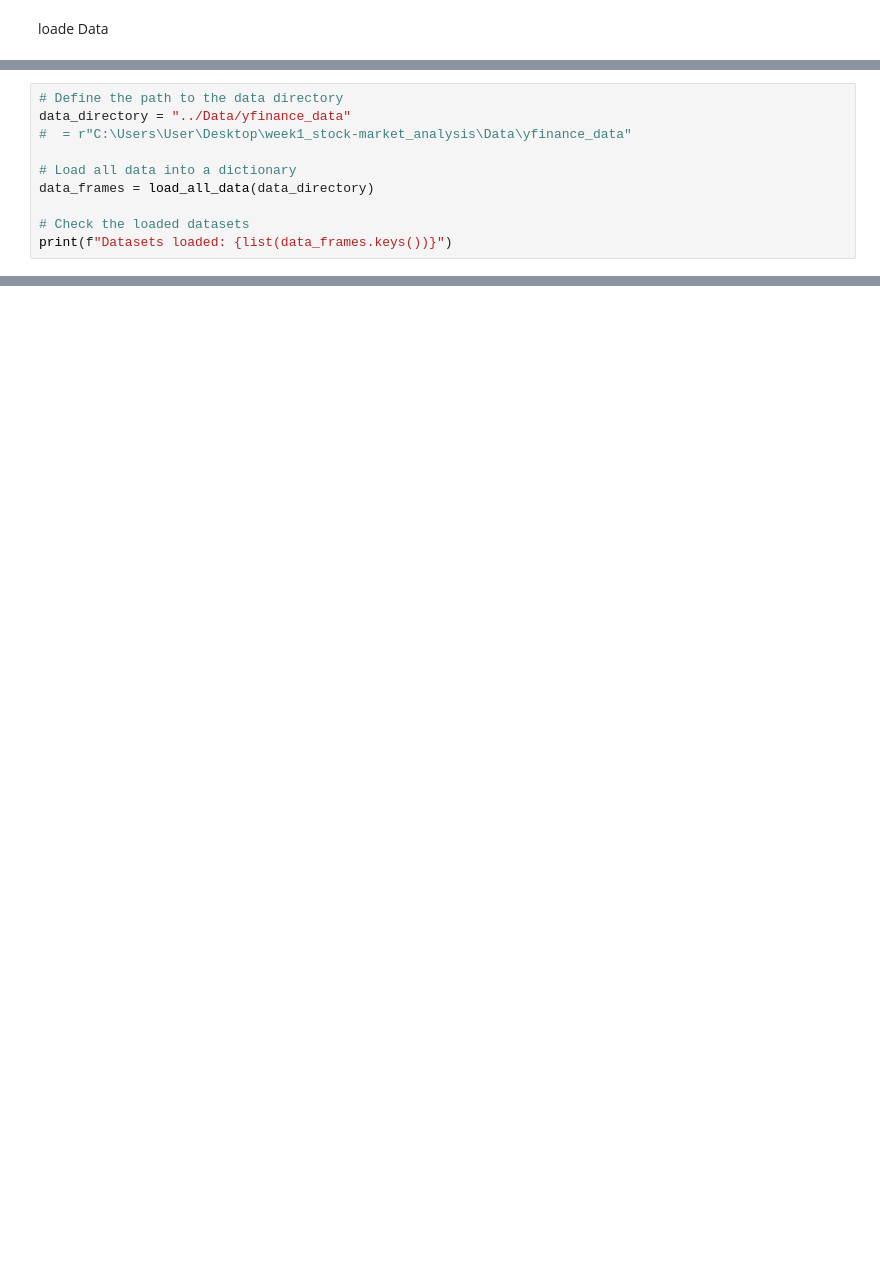
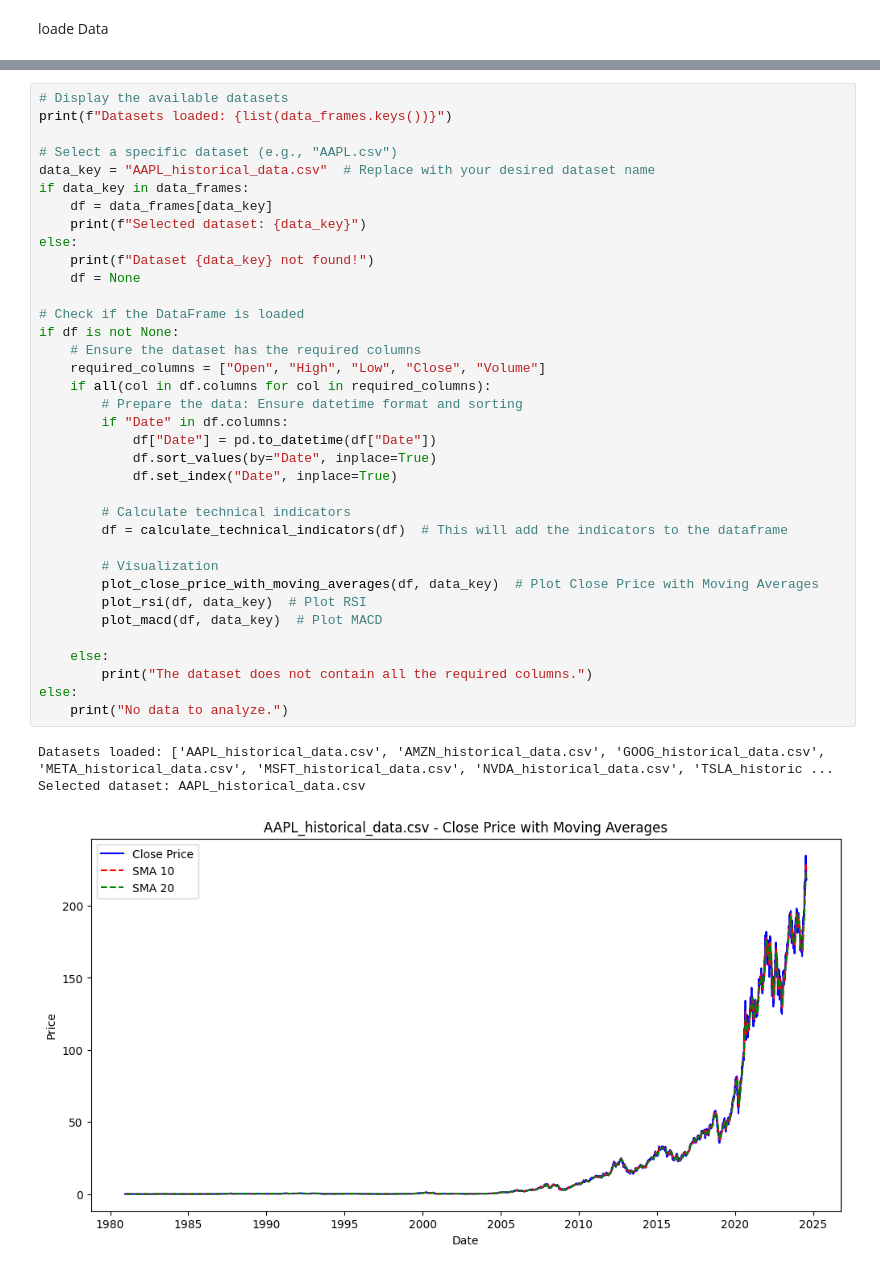
Before and after one commit to MesfinShimels/solar-farm-analysis-week1, a Jupyter notebook: notebooks/analysis.ipynb, the cells around one changed output, grey strips where cells are left out. Drawn from its saved outputs; the diff is of its cells as text; blank space fills up the shorter version.

```diff
--- a/notebooks/analysis.ipynb
+++ b/notebooks/analysis.ipynb
@@ -159,10 +99,0 @@ import talib
-# %%
-# Define the path to the data directory
-data_directory = "../Data/yfinance_data"
-#  = r"C:\Users\User\Desktop\week1_stock-market_analysis\Data\yfinance_data"
-
-# Load all data into a dictionary
-data_frames = load_all_data(data_directory)
-
-# Check the loaded datasets
-print(f"Datasets loaded: {list(data_frames.keys())}")
@@ -194,0 +186,40 @@ ModuleNotFoundError: No module named 'scripts.data_visualization'
+# %%
+# Display the available datasets
+print(f"Datasets loaded: {list(data_frames.keys())}")
+
+# Select a specific dataset (e.g., "AAPL.csv")
+data_key = "AAPL_historical_data.csv"  # Replace with your desired dataset name
+if data_key in data_frames:
+    df = data_frames[data_key]
+    print(f"Selected dataset: {data_key}")
+else:
+    print(f"Dataset {data_key} not found!")
+    df = None
+
+# Check if the DataFrame is loaded
+if df is not None:
+    # Ensure the dataset has the required columns
+    required_columns = ["Open", "High", "Low", "Close", "Volume"]
+    if all(col in df.columns for col in required_columns):
+        # Prepare the data: Ensure datetime format and sorting
+        if "Date" in df.columns:
+            df["Date"] = pd.to_datetime(df["Date"])
+            df.sort_values(by="Date", inplace=True)
+            df.set_index("Date", inplace=True)
+
+        # Calculate technical indicators
+        df = calculate_technical_indicators(df)  # This will add the indicators to the dataframe
+
+        # Visualization
+        plot_close_price_with_moving_averages(df, data_key)  # Plot Close Price with Moving Averages
+        plot_rsi(df, data_key)  # Plot RSI
+        plot_macd(df, data_key)  # Plot MACD
+
+    else:
+        print("The dataset does not contain all the required columns.")
+else:
+    print("No data to analyze.")
+# %% [output]
+Datasets loaded: ['AAPL_historical_data.csv', 'AMZN_historical_data.csv', 'GOOG_historical_data.csv', 'META_historical_data.csv', 'MSFT_historical_data.csv', 'NVDA_historical_data.csv', 'TSLA_historic ...
+Selected dataset: AAPL_historical_data.csv
+[figure, added]
```
Also changed, not shown: parts of 15 cells of this notebook, 11 other files.
